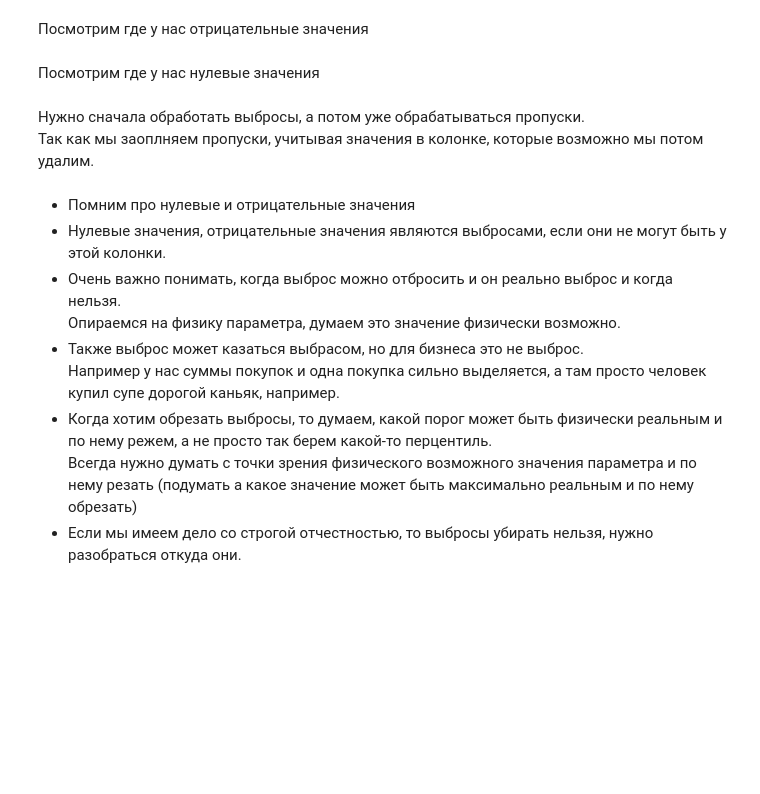
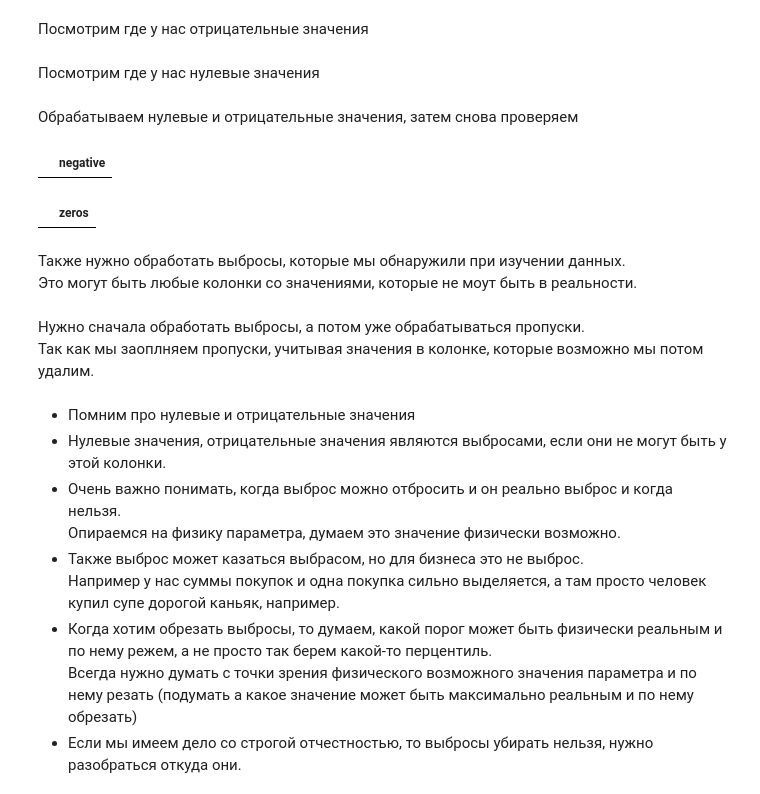
Before and after one commit to PAGriAnalytics/pagri_hard_skills, a Jupyter notebook: report_framework.ipynb, the cells around one changed output. Saved outputs shown, nothing was run; the diff lists cells and outputs as text; code cells hidden in the pictures; blank space fills up the shorter version.

```diff
--- a/report_framework.ipynb
+++ b/report_framework.ipynb
@@ -531,6 +523,19 @@ my_module.check_negative_value_in_df(df)
 Посмотрим где у нас нулевые значения
 # %%
 my_module.check_zeros_value_in_df(df)
+# %% [markdown]
+Обрабатываем нулевые и отрицательные значения, затем снова проверяем
+# %%
+my_module.check_negative_value_in_df(df)
+# %% [output]
+|  | negative |
+# %%
+my_module.check_zeros_value_in_df(df)
+# %% [output]
+|  | zeros |
+# %% [markdown]
+Также нужно обработать выбросы, которые мы обнаружили при изучении данных.
+Это могут быть любые колонки со значениями, которые не моут быть в реальности.
 # %% [markdown]
 Нужно сначала обработать выбросы, а потом уже обрабатываться пропуски.
 Так как мы заоплняем пропуски, учитывая значения в колонке, которые возможно мы потом удалим.
```
Also changed, not shown: parts of 44 cells of this notebook.
